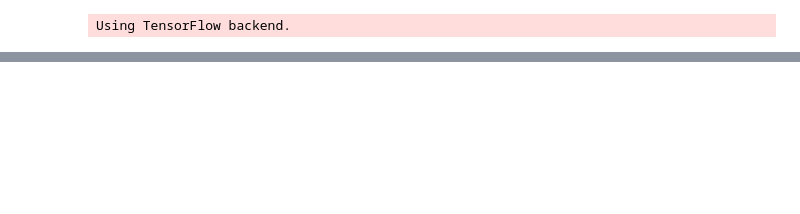
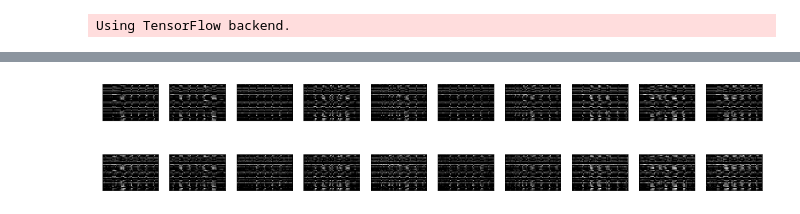
Before and after one commit to anglipku/ConvAutoEncoderApplications, a Jupyter notebook: AntoEncoderDenoising_MNIST.ipynb, the cells around one changed output, grey strips where cells are left out. Saved outputs shown, nothing was run; the diff lists cells and outputs as text; code cells hidden in the pictures; blank space fills up the shorter version.

```diff
--- a/AntoEncoderDenoising_MNIST.ipynb
+++ b/AntoEncoderDenoising_MNIST.ipynb
@@ -59,8 +59,13 @@ x         = Conv2D(32, (3, 3), activation = 'relu', padding = 'same')(x)
 x         = UpSampling2D((2, 2))(x)
 decoded   = Conv2D(1, (3, 3), activation = 'sigmoid', padding = 'same')(x)
 
+# auto encoder model
 ANNModel = Model(input_img, decoded)
 ANNModel.compile(optimizer = 'adadelta', loss = 'binary_crossentropy')
+
+# encoder part of the model (also a model)
+# it gets trained when ANNModel is trained (as it copies the NN and weights of ANNModel)
+Encoder = Model(input_img, encoded)
 # %%
 history = ANNModel.fit(x                = x_train_noisy,
                        y                = x_train,
@@ -134,0 +140,25 @@ plt.show()
+# %%
+# Compare the encoding for the original and noisy images
+encoded_imgs       = Encoder.predict(x_test[:10])
+encoded_noisy_imgs = Encoder.predict(x_test_noisy[:10])
+
+n = 10
+plt.figure(figsize=(20, 4))
+for i in range(n):
+    # encoded images
+    ax = plt.subplot(2, n, i+1)
+    plt.imshow(encoded_imgs[i].reshape(7*7, 32).T)
+    plt.gray()
+    ax.get_xaxis().set_visible(False)
+    ax.get_yaxis().set_visible(False)
+
+    # encoded noisy images
+    ax = plt.subplot(2, n, i+n+1)
+    plt.imshow(encoded_noisy_imgs[i].reshape(7*7, 32).T)
+    plt.gray()
+    ax.get_xaxis().set_visible(False)
+    ax.get_yaxis().set_visible(False)
+
+plt.show()
+# %% [output]
+[figure, added]
```
Also changed, not shown: parts of 4 cells of this notebook.
